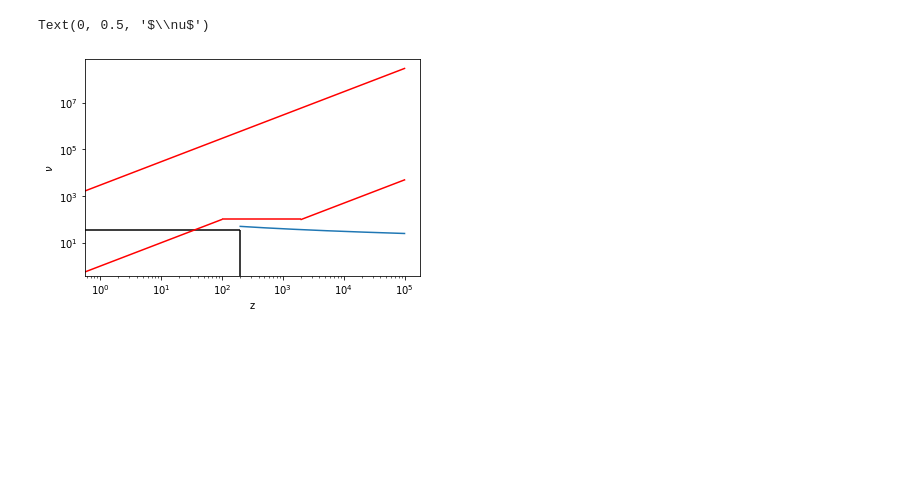
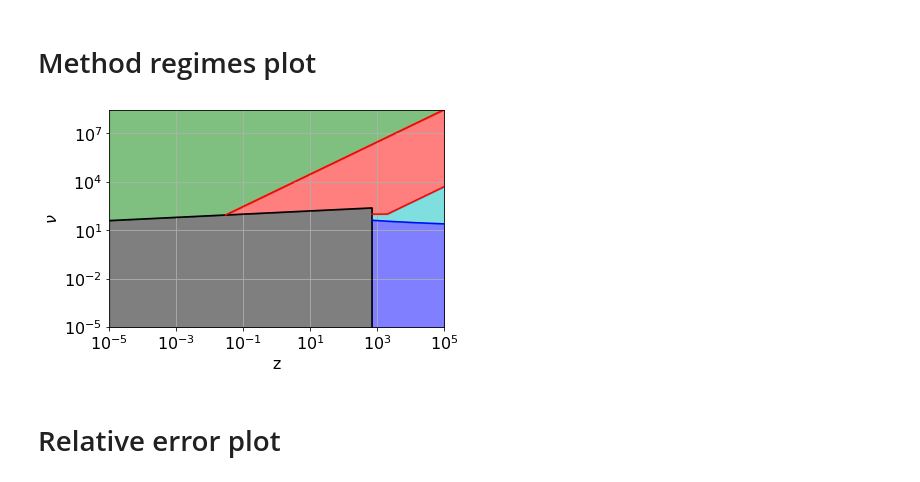
Before and after one commit to jacob-hjortlund/Bsc, a Jupyter notebook: Log bessel.ipynb, the cells around one changed output. Saved outputs shown, nothing was run; the diff lists cells and outputs as text; code cells hidden in the pictures; blank space fills up the shorter version.

```diff
--- a/Log bessel.ipynb
+++ b/Log bessel.ipynb
@@ -18,0 +82,2 @@ z_to_test = np.array([1.48e-7, 3.6e-6, 7.248e-5, 4.32e-4, 8.7e-3, 0.04523, 0.175
+# %% [markdown]
+# Method regimes plot
@@ -19,3 +140,41 @@ z_to_test = np.array([1.48e-7, 3.6e-6, 7.248e-5, 4.32e-4, 8.7e-3, 0.04523, 0.175
+# %%
+logmin = -5
+logmax = 5
+z = np.logspace(logmin, logmax, 7500)
+
+scipy_bounds = scipy_bound(z[z<=7E2])
+rothwell_bounds = rothwell_bound(z[z>7E2])
+
+z_trap_upper = z[scipy_bound(z)<=trap_bound_upper(z)][0]
+trap_upper_bounds = trap_bound_upper(z[z>=z_trap_upper])
+trap_lower_bounds = trap_bound_lower(z[z>7E2])
+# %%
+fig1, ax1 = plt.subplots()
+
+ax1.set(xlabel='z', ylabel=r'$\nu$', yscale='log', xscale='log')
+ax1.set_xlim(10**logmin, z[-1])
+ax1.set_ylim(10**logmin, trap_upper_bounds[-1])
+
+ax1.plot(z[z<=7E2], scipy_bounds, c='k')
+ax1.vlines(7E2, 10**logmin, scipy_bounds[-1], color='k')
+
+ax1.plot(z[z>7E2], rothwell_bounds, c='b')
+
+ax1.plot(z[z>=z_trap_upper], trap_upper_bounds, c='r')
+ax1.plot(z[z>7E2], trap_lower_bounds, c='r')
+
+z_trap = z[z>=z_trap_upper]
+ax1.fill_between(z, asymp_v_bound(z), np.ones(len(z))*trap_upper_bounds[-1], color='g', alpha=0.5)
+ax1.fill_between(z_trap, trap_lower_plot(z_trap), trap_upper_bounds, color='r', alpha=0.5)
+ax1.fill_between(z[z<=7E2], np.ones(len(z[z<=7E2]))*10**logmin, scipy_bounds, color='k', alpha=0.5)
+ax1.fill_between(z[z>7E2], np.ones(len(z[z>7E2]))*10**logmin, rothwell_bounds, color='b', alpha=0.5)
+ax1.fill_between(z[z>7E2], rothwell_bounds, trap_lower_bounds, color='c', alpha=0.5)
+
+plt.savefig('Plots/method_regions.pdf')
+# %% [output]
+[figure, added]
+# %% [markdown]
+# Relative error plot
 # %%
 def logdiffexp(x1,x2):
 
@@ -93,31 +212,0 @@ trapezoid_min_v = 100
-# %%
-v = np.linspace(0,100000, 100000)
-z = np.linspace(0,100000, 100000)
-
-def rothwell_bound(z):
-
-    return 300 / (np.log(z)+np.log(2)) + 0.5
-
-
-trap_low = np.exp(-3)*z
-trap_high = np.exp(8)*z
-
-plt.yscale('log')
-plt.xscale('log')
-
-plt.vlines(scipy_max_z, 0, scipy_max_v)
-plt.hlines(scipy_max_v, 0, scipy_max_z)
-plt.plot(z[z>200], rothwell_bound(z[z>200]))
-
-plt.plot(z[trap_low>=100], trap_low[trap_low>=100], c='r')
-plt.plot(z, trap_high, c='r')
-plt.hlines(trapezoid_min_v, 100, 2009, color='r')
-plt.plot(z[z<=100],v[v<=100], c='r')
-
-#plt.plot(z, v)
-
-plt.xlabel('z')
-plt.ylabel(r'$\nu$')
-# %% [output]
-Text(0, 0.5, '$\\nu$')
-[figure, removed]
```
Also changed, not shown: parts of 20 cells of this notebook, 2 other files.
